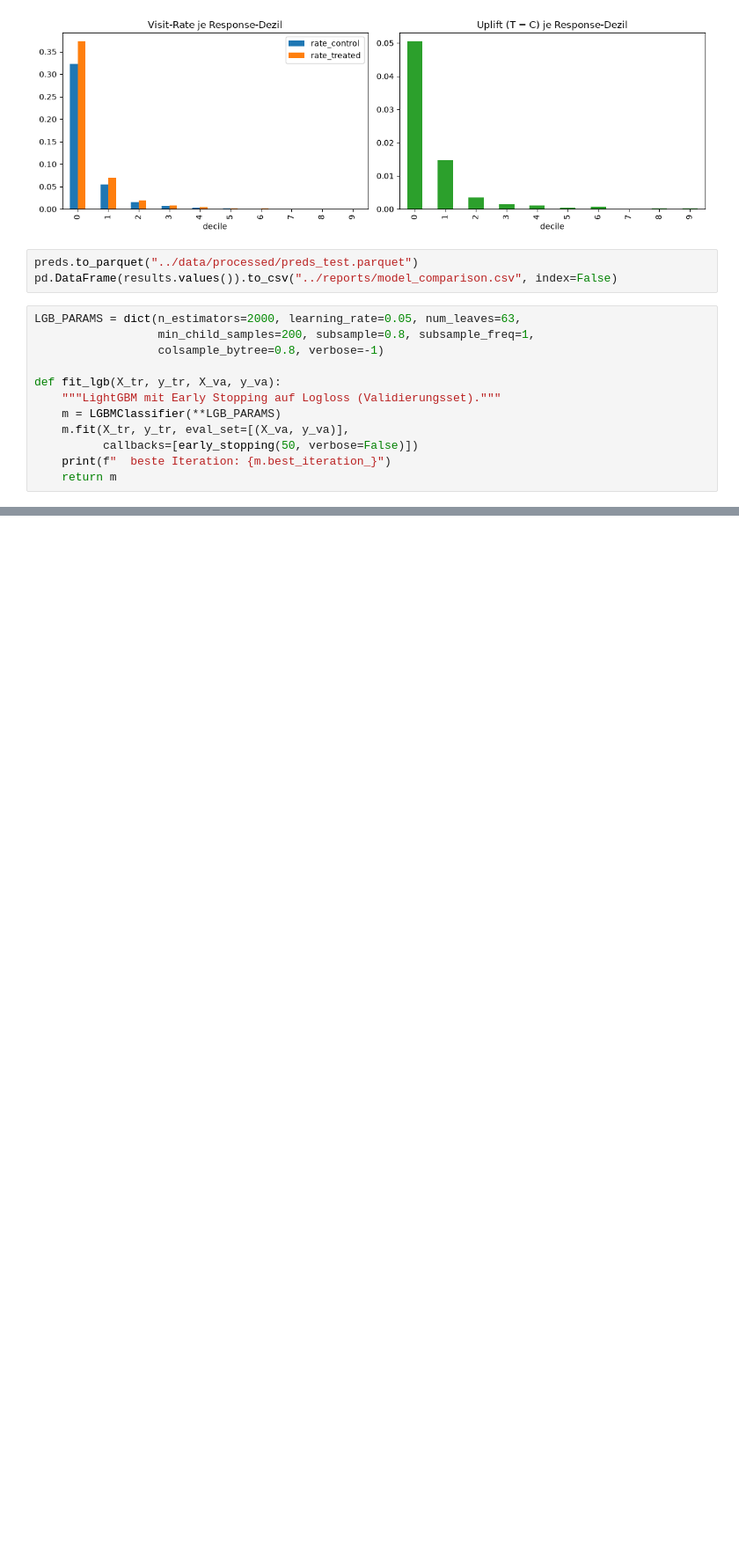
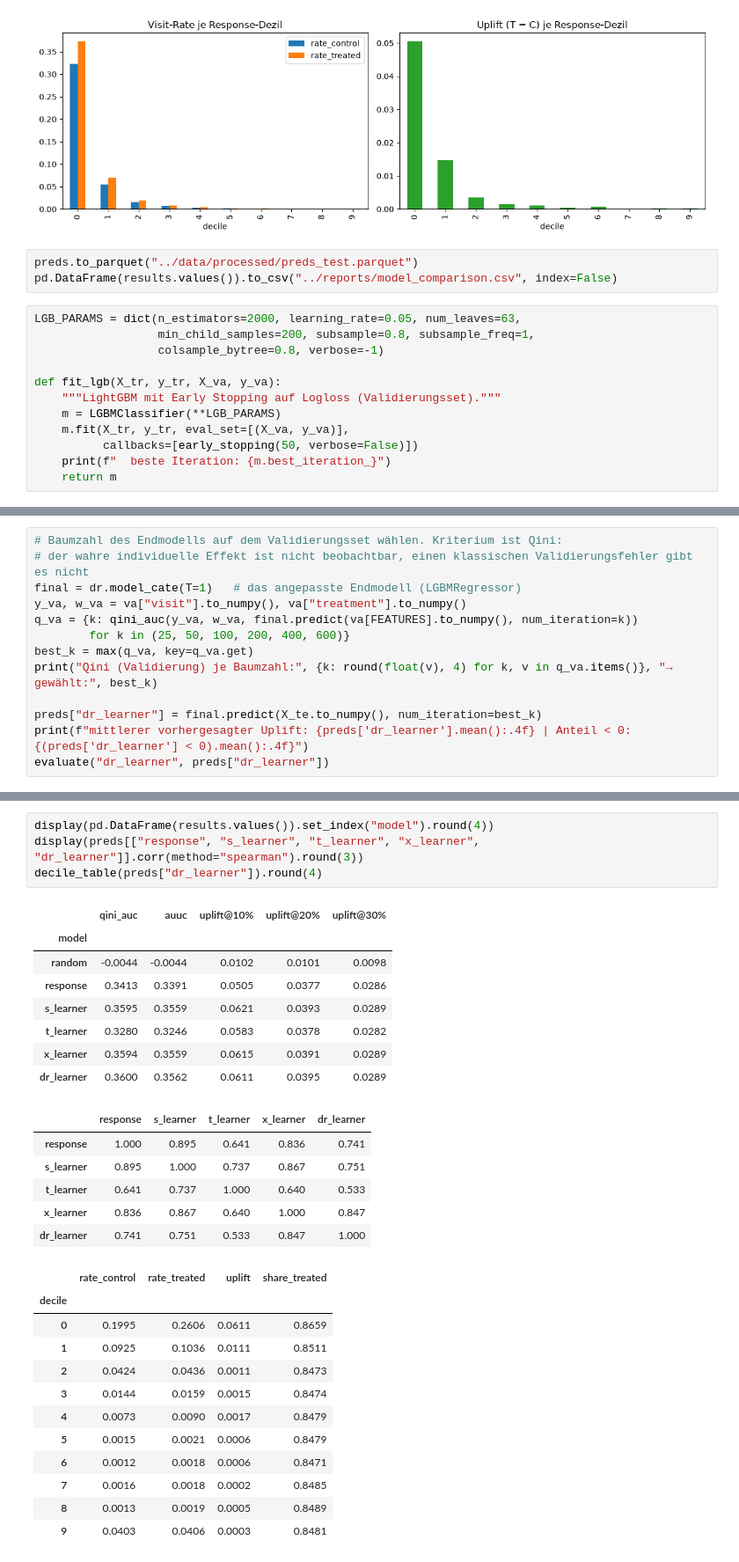
Before and after one commit to ZhengNetLab/uplift-modeling, a Jupyter notebook: notebooks/03_uplift_models.ipynb, the cells around one changed output, grey strips where cells are left out. Shown at 88% size. Drawn from its saved outputs; the diff is of its cells as text; blank space fills up the shorter version.

```diff
--- a/notebooks/03_uplift_models.ipynb
+++ b/notebooks/03_uplift_models.ipynb
@@ -258,0 +369,13 @@ pd.DataFrame(results).to_csv("../reports/model_comparison.csv", index=False)
+# %%
+# Baumzahl des Endmodells auf dem Validierungsset wählen. Kriterium ist Qini:
+# der wahre individuelle Effekt ist nicht beobachtbar, einen klassischen Validierungsfehler gibt es nicht
+final = dr.model_cate(T=1)   # das angepasste Endmodell (LGBMRegressor)
+y_va, w_va = va["visit"].to_numpy(), va["treatment"].to_numpy()
+q_va = {k: qini_auc(y_va, w_va, final.predict(va[FEATURES].to_numpy(), num_iteration=k))
+        for k in (25, 50, 100, 200, 400, 600)}
+best_k = max(q_va, key=q_va.get)
+print("Qini (Validierung) je Baumzahl:", {k: round(float(v), 4) for k, v in q_va.items()}, "→ gewählt:", best_k)
+
+preds["dr_learner"] = final.predict(X_te.to_numpy(), num_iteration=best_k)
+print(f"mittlerer vorhergesagter Uplift: {preds['dr_learner'].mean():.4f} | Anteil < 0: {(preds['dr_learner'] < 0).mean():.4f}")
+evaluate("dr_learner", preds["dr_learner"])
@@ -258,0 +391,31 @@ pd.DataFrame(results).to_csv("../reports/model_comparison.csv", index=False)
+# %%
+display(pd.DataFrame(results.values()).set_index("model").round(4))
+display(preds[["response", "s_learner", "t_learner", "x_learner", "dr_learner"]].corr(method="spearman").round(3))
+decile_table(preds["dr_learner"]).round(4)
+# %% [output]
+|  | qini_auc | auuc | uplift@10% | uplift@20% | uplift@30% |
+| model |  |  |  |  |  |
+| random | -0.0044 | -0.0044 | 0.0102 | 0.0101 | 0.0098 |
+| response | 0.3413 | 0.3391 | 0.0505 | 0.0377 | 0.0286 |
+| s_learner | 0.3595 | 0.3559 | 0.0621 | 0.0393 | 0.0289 |
+| t_learner | 0.3280 | 0.3246 | 0.0583 | 0.0378 | 0.0282 |
+| x_learner | 0.3594 | 0.3559 | 0.0615 | 0.0391 | 0.0289 |
+| dr_learner | 0.3600 | 0.3562 | 0.0611 | 0.0395 | 0.0289 |
+|  | response | s_learner | t_learner | x_learner | dr_learner |
+| response | 1.000 | 0.895 | 0.641 | 0.836 | 0.741 |
+| s_learner | 0.895 | 1.000 | 0.737 | 0.867 | 0.751 |
+| t_learner | 0.641 | 0.737 | 1.000 | 0.640 | 0.533 |
+| x_learner | 0.836 | 0.867 | 0.640 | 1.000 | 0.847 |
+| dr_learner | 0.741 | 0.751 | 0.533 | 0.847 | 1.000 |
+|  | rate_control | rate_treated | uplift | share_treated |
+| decile |  |  |  |  |
+| 0 | 0.1995 | 0.2606 | 0.0611 | 0.8659 |
+| 1 | 0.0925 | 0.1036 | 0.0111 | 0.8511 |
+| 2 | 0.0424 | 0.0436 | 0.0011 | 0.8473 |
+| 3 | 0.0144 | 0.0159 | 0.0015 | 0.8474 |
+| 4 | 0.0073 | 0.0090 | 0.0017 | 0.8479 |
+| 5 | 0.0015 | 0.0021 | 0.0006 | 0.8479 |
+| 6 | 0.0012 | 0.0018 | 0.0006 | 0.8471 |
+| 7 | 0.0016 | 0.0018 | 0.0002 | 0.8485 |
+| 8 | 0.0013 | 0.0019 | 0.0005 | 0.8489 |
+| 9 | 0.0403 | 0.0406 | 0.0003 | 0.8481 |
```
Also changed, not shown: parts of 20 cells of this notebook, 3 other files.
